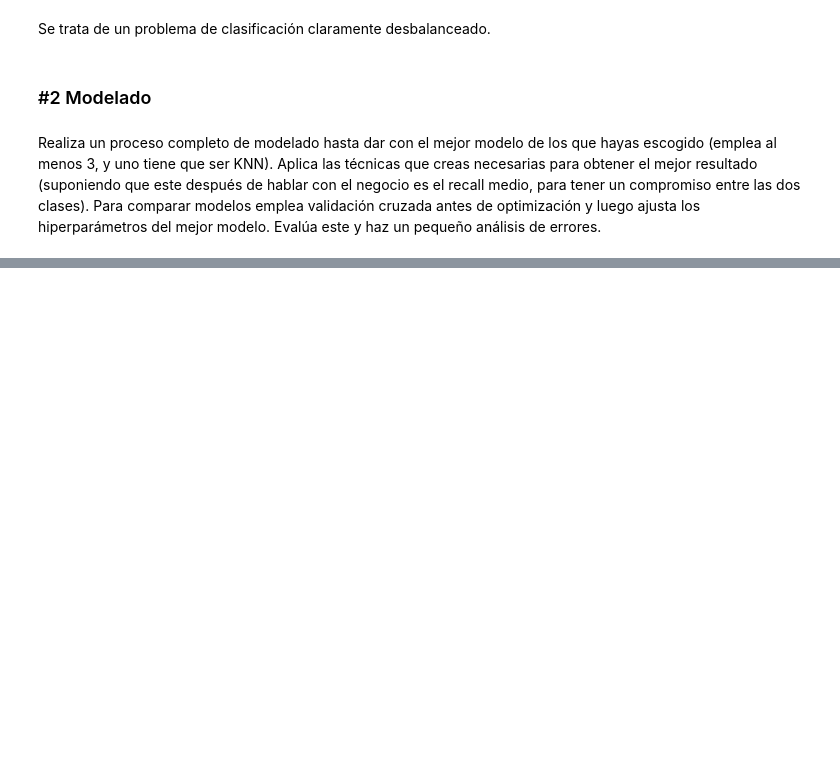
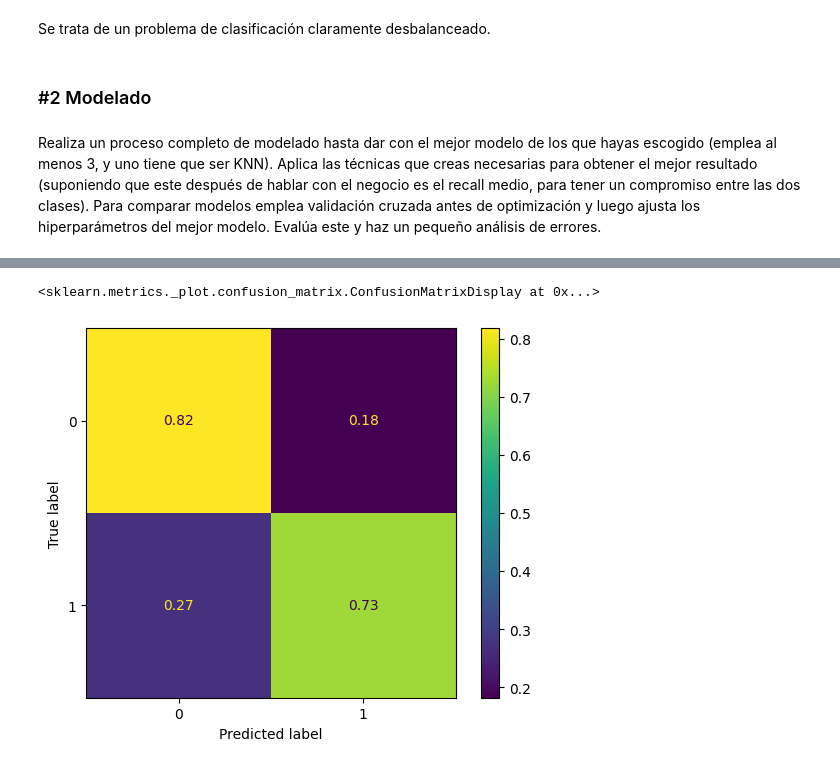
Before and after one commit to PedroHBas/DS-Online-PedroHBas, a Jupyter notebook: 04_Machine_Learning/Sprint_12/Unidad_01_ML_Supervisado_Otros_Modelos/03_Practica_Obligatoria/18_Practica_Obligatoria_Supervisado_Otros_Modelos.ipynb, the cells around one changed output, grey strips where cells are left out. Saved outputs shown, nothing was run; the diff lists cells and outputs as text; code cells hidden in the pictures; blank space fills up the shorter version.

```diff
--- a/04_Machine_Learning/Sprint_12/Unidad_01_ML_Supervisado_Otros_Modelos/03_Practica_Obligatoria/18_Practica_Obligatoria_Supervisado_Otros_Modelos.ipynb
+++ b/04_Machine_Learning/Sprint_12/Unidad_01_ML_Supervisado_Otros_Modelos/03_Practica_Obligatoria/18_Practica_Obligatoria_Supervisado_Otros_Modelos.ipynb
@@ -156,0 +289,21 @@ X_train, y_train, X_test, y_test = model_selection.train_test_split(X, y, test_s
+# %%
+### XGBoost
+
+param_grid = {
+    "n_estimators": [100, 200, 400],
+    "eta": [0.1, 0.3, 0.6], # Learning rate
+    "max_depth": [5, 10], # Stumps
+    "min_child_weight": [10, 20, 100],
+    "colsample_bytree": [0.5, 1] # max_features sqrt,
+}
+
+xgb_clf = xgboost.XGBClassifier(random_state=42, scale_pos_weight=len(y_train[y_train == 0]) / len(y_train[y_train == 1]))
+
+xgb_grid = model_selection.GridSearchCV(xgb_clf,
+                                        param_grid=param_grid,
+                                        cv=5,
+                                        scoring="recall_macro",
+                                        verbose=1
+                                        )
+
+xgb_grid.fit(X_train,y_train)
@@ -156,0 +344,5 @@ X_train, y_train, X_test, y_test = model_selection.train_test_split(X, y, test_s
+# %%
+metrics.ConfusionMatrixDisplay.from_predictions(y_test, xgb_grid.predict(X_test), normalize= "true")
+# %% [output]
+<sklearn.metrics._plot.confusion_matrix.ConfusionMatrixDisplay at 0x...>
+[figure, added]
```
Also changed, not shown: parts of 22 cells of this notebook.
